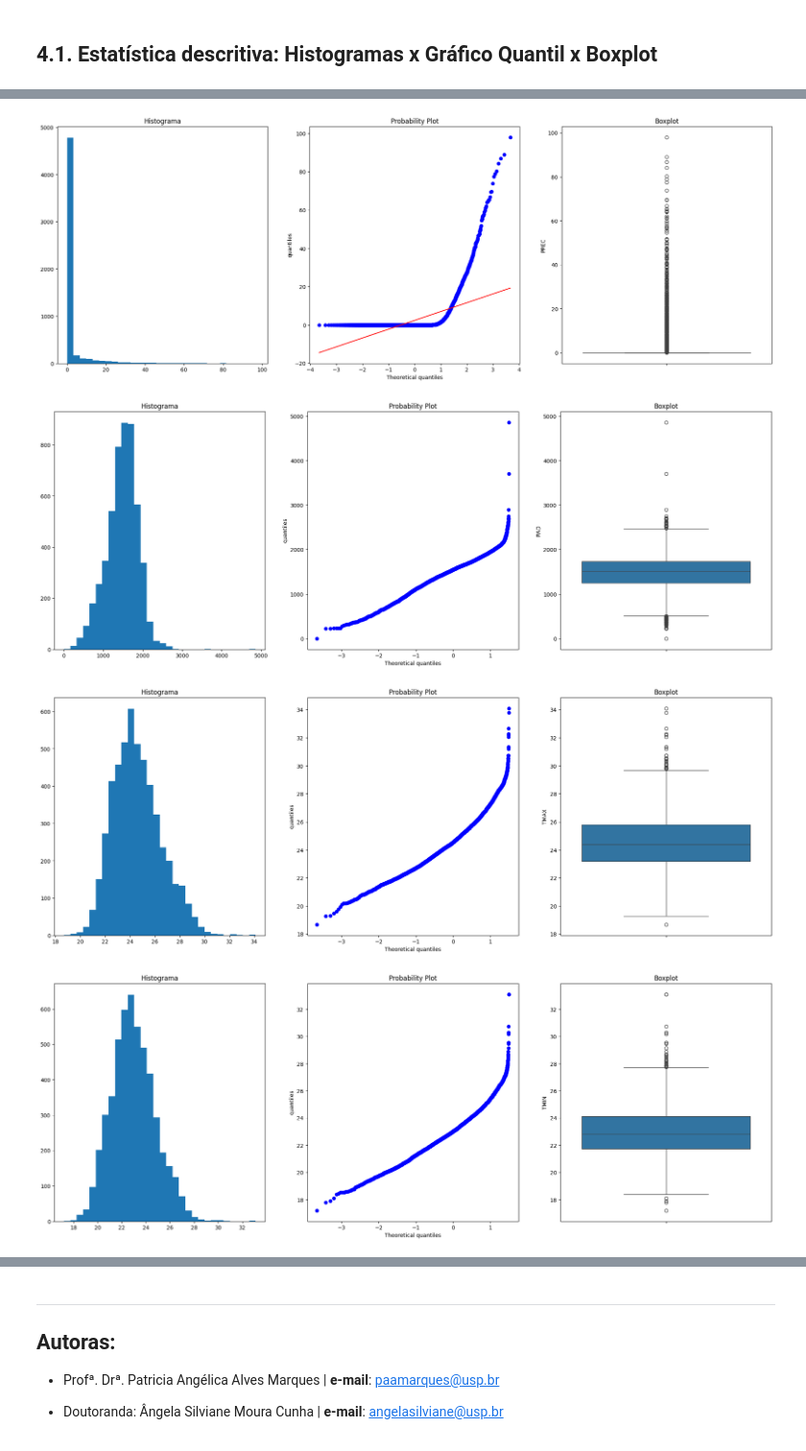
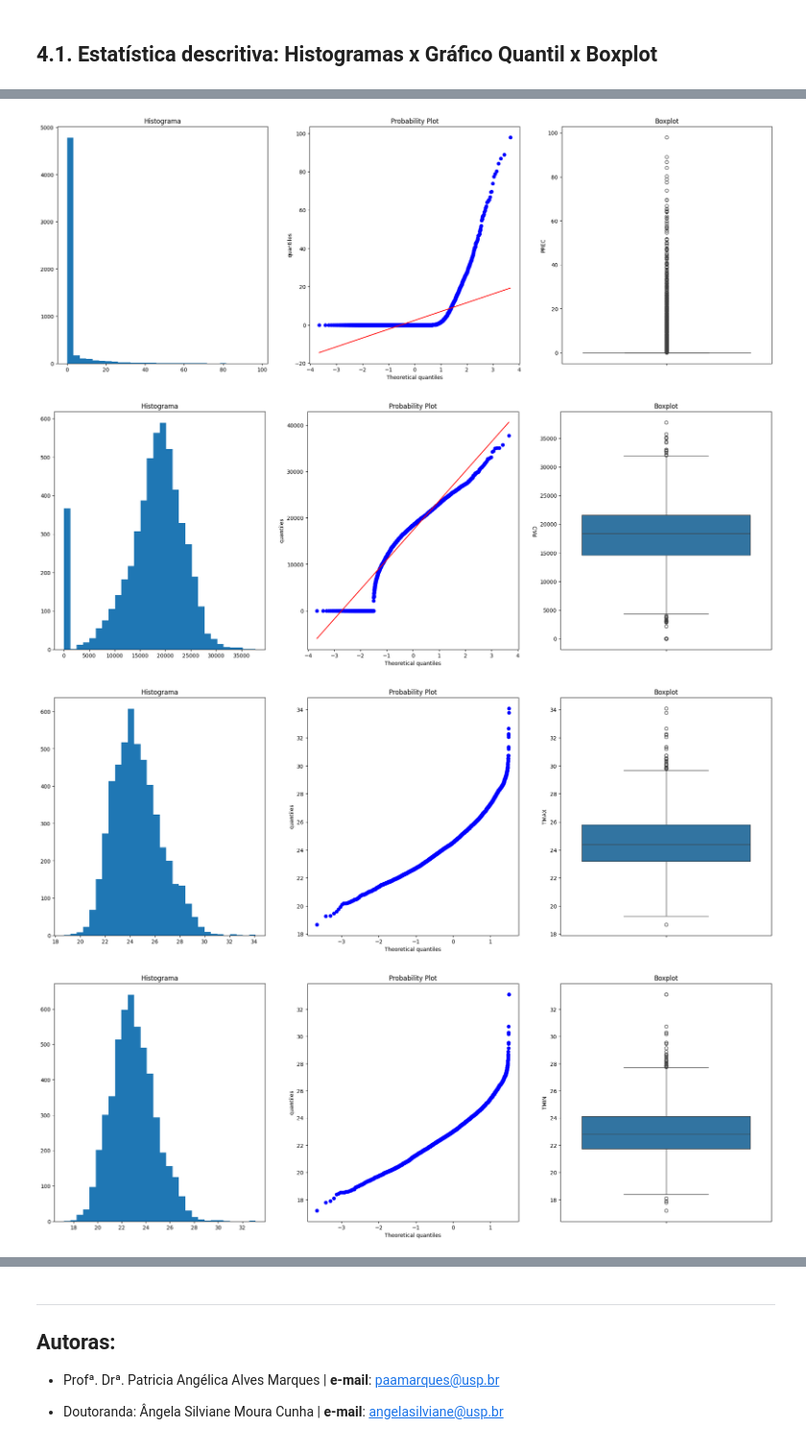
Before and after one commit to angelassilviane/esalq_dados_clima, a Jupyter notebook: main.ipynb, the cells around one changed output, grey strips where cells are left out. Shown at 96% size. Cells and saved outputs as stored; diff of their text form; code cells hidden in the pictures.

```diff
--- a/main.ipynb
+++ b/main.ipynb
@@ -166,7 +174,7 @@ df.head(25)
 df.loc[0:23, "PREC"] = np.nansum(df.loc[0:23,"Prec"])
 
 # 2º) Correção da radiação: kJ m-2 dia-1 para MJ m-2 dia-1
-df.loc[0:23,  "RAD"] = (np.nanmean(df.loc[0:23,"Rad"]))/1000
+df.loc[0:23,  "RAD"] = (np.nansum(df.loc[0:23,"Rad"]))/1000
 
 # Média: TMAX e TMIN:
 df.loc[0:23, "TMAX"] = np.nanmean(df.loc[0:23,"Tmax"])
@@ -175,6 +183,7 @@ df.loc[0:23, "TMIN"] = np.nanmean(df.loc[0:23,"Tmin"])
 # Média: URMAX e URMIN:
 df.loc[0:23,"URMAX"] = np.nanmean(df.loc[0:23,"Urmax"])
 df.loc[0:23,"URMIN"] = np.nanmean(df.loc[0:23,"Urmin"])
+df.loc[0:23,"URMED"] = np.nanmean(df.loc[0:23,"Urmed"])
 
 # Média: U (vento):
 df.loc[0:23,"U"] = np.nanmean(df.loc[0:23,"vento"])
@@ -204,12 +213,17 @@ finish = 47
 
 for row in df.itertuples():
     df.loc[start:finish,"PREC"] = np.nansum(df.loc[start:finish,"Prec"])
+
     # 2º) Correção da radiação: kJ m-2 dia-1 para MJ m-2 dia-1
-    df.loc[start:finish,"RAD"] = (np.nanmean(df.loc[start:finish,"Rad"]))/1000
+    df.loc[start:finish,"RAD"] = (np.nansum(df.loc[start:finish,"Rad"]))/1000
+
     df.loc[start:finish,"TMAX"] = np.nanmean(df.loc[start:finish,"Tmax"])
     df.loc[start:finish,"TMIN"] = np.nanmean(df.loc[start:finish,"Tmin"])
+
     df.loc[start:finish,"URMAX"] = np.nanmean(df.loc[start:finish,"Urmax"])
     df.loc[start:finish,"URMIN"] = np.nanmean(df.loc[start:finish,"Urmin"])
+    df.loc[start:finish,"URMED"] = np.nanmean(df.loc[start:finish,"Urmed"])
+
     df.loc[start:finish,"U"] = np.nanmean(df.loc[start:finish,"vento"])
 
     start += 24
@@ -237,6 +251,6 @@ df.head(25)
 # %%
 # Criar novo dataframe com cópia do df anterior:
-new_df = df[['Data','PREC','RAD','TMAX','TMIN','URMAX','URMIN','U']].copy()
+new_df = df[['Data','PREC','RAD','TMAX','TMIN','URMED','U']].copy()
 pd.DataFrame(new_df)
 # new_df.head(25)
 # print("Linhas x Colunas: ", new_df.shape)
@@ -303,8 +314,7 @@ new_df['RAD'] = new_df['RAD'].astype(float)
 new_df['TMAX'] = new_df['TMAX'].astype(float)
 new_df['TMIN'] = new_df['TMIN'].astype(float)
 
-new_df['URMAX'] = new_df['URMAX'].astype(float)
-new_df['URMIN'] = new_df['URMIN'].astype(float)
+new_df['URMED'] = new_df['URMED'].astype(float)
 
 new_df['U'] = new_df['U'].astype(float)
 
@@ -425,16 +434,15 @@ URMIN: -0.21318094023934797
 U: 0.3674000533021914
 # %%
-# Plotar os gráficos:
+# Plotar o gráfico:
 
 plot_graphic(new_df,'PREC')
 plot_graphic(new_df,'RAD')
 plot_graphic(new_df,'TMAX')
 plot_graphic(new_df,'TMIN')
-plot_graphic(new_df,'URMAX')
-plot_graphic(new_df,'URMIN')
+plot_graphic(new_df,'URMED')
 plot_graphic(new_df,'U')
 # %% [output]
 [figure]
-[figure, old version]
+[figure, new version]
 [figure]
 [figure]
```
Also changed, not shown: parts of 45 cells of this notebook, 5 other files.
